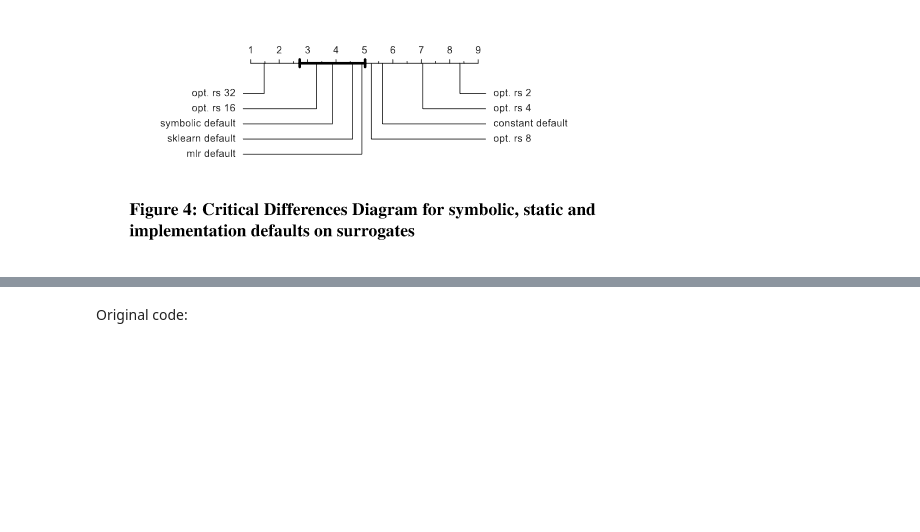
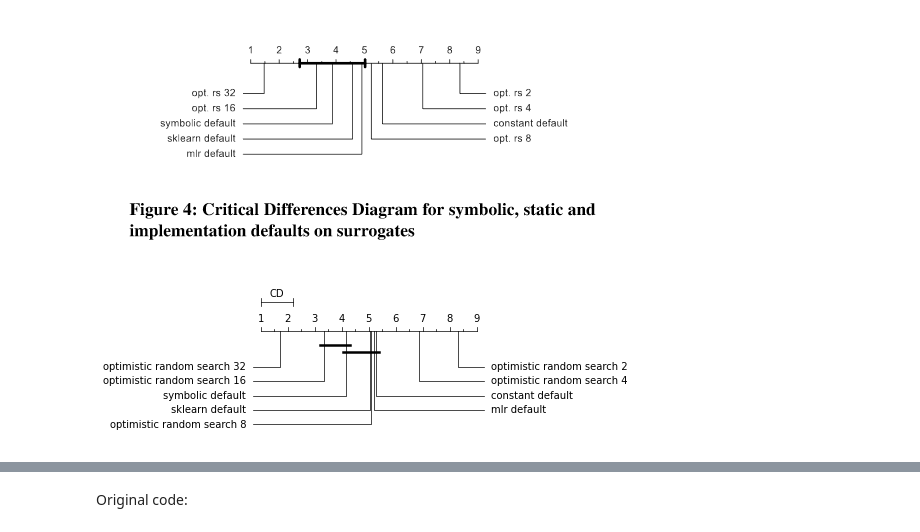
Before and after one commit to PGijsbers/symbolicdefaults, a Jupyter notebook: Figures/Figure 4 - Critical Difference based on Surrogates.ipynb, the cells around one changed output, grey strips where cells are left out. Drawn from its saved outputs; the diff is of its cells as text; code cells hidden in the pictures; blank space fills up the shorter version.

Commit message:
Add CD plot notebook

```diff
--- a/Figures/Figure 4 - Critical Difference based on Surrogates.ipynb
+++ b/Figures/Figure 4 - Critical Difference based on Surrogates.ipynb
@@ -15,5 +15,38 @@ matplotlib.rcParams['ps.fonttype'] = 42
 # %%
 surrogate_performance = pd.read_csv("surrogate_performance.csv", sep=';', header=0)
 opt_random_search = pd.read_csv("optimistic_random_search.csv", sep=';', header=0)
+all_methods = pd.concat([surrogate_performance, opt_random_search])
+# %%
+def category_from_row(row):
+    if '_' in row['optimizer']:
+        return row['optimizer'].replace('_', ' ')
+    elif row['optimizer'] == "mupluslambda":
+        if row['constants']:
+            return "constant default"
+        else:
+            return "symbolic default"
+    else:
+        raise ValueError(f"Unknown category for {row}")
+
+all_methods["category"] = all_methods.apply(category_from_row, axis=1)
 # %%
 import Orange
+# %%
+learner = "svm"
+learner_data = all_methods[all_methods.learner == learner].copy()
+learner_data["optimizer_rank"] = learner_data.groupby("task").surrogate_score.rank(ascending=False)
+n_tasks = learner_data.task.nunique()
+names = learner_data.optimizer.unique()
+average_rank_df = learner_data.groupby("category", as_index=False)["optimizer_rank"].mean()
+critical_difference = Orange.evaluation.compute_CD(average_rank_df["optimizer_rank"], n_tasks)
+# %%
+Orange.evaluation.graph_ranks(
+    average_rank_df["optimizer_rank"],
+    average_rank_df["category"],
+    # cdmethod = (average_rank_df["category"] == "symbolic default").argmax(),
+    cd=critical_difference,
+    width=6,
+    textspace=1.5
+)
+# %% [output]
+[figure, added]
```
Also changed, not shown: parts of 4 cells of this notebook.
